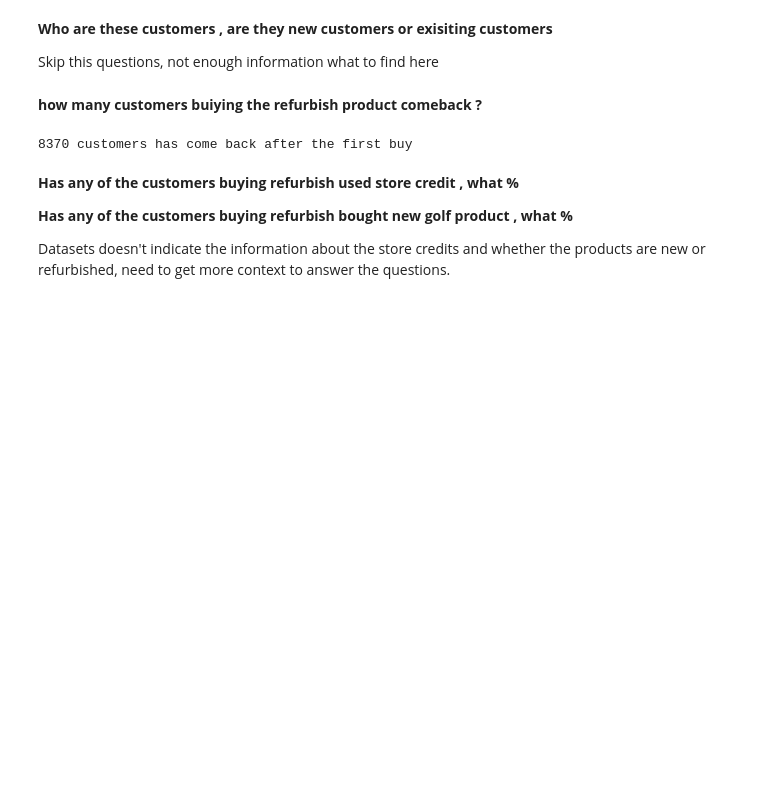
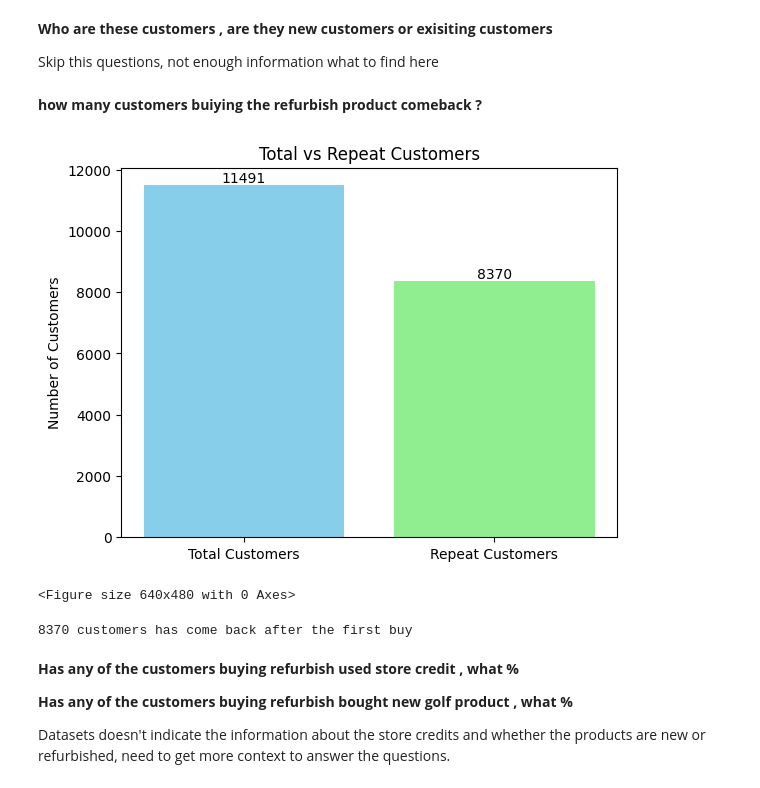
Before and after one commit to PavelZarankin/Cohora_task, a Jupyter notebook: Solutions.ipynb, the cells around one changed output. Drawn from its saved outputs; the diff is of its cells as text; code cells hidden in the pictures; blank space fills up the shorter version.

```diff
--- a/Solutions.ipynb
+++ b/Solutions.ipynb
@@ -544,13 +544,28 @@ Skip this questions, not enough information what to find here
 # %%
 customer_purchase_counts = df_purchases.groupby('customer_id').size()
 
 # Step 2: Identify repeat customers (more than 1 purchase)
 repeat_customers = customer_purchase_counts[customer_purchase_counts > 1].index
 
 # Step 3: Calculate the share of repeat customers
 total_customers = df_purchases['customer_id'].nunique()  # Total unique customers
 repeat_customer_count = len(repeat_customers)            # Count of repeat customers
-repeat_customer_share = (repeat_customer_count / total_customers)
+categories = ['Total Customers', 'Repeat Customers']
+counts = [total_customers, repeat_customer_count]
+plt.bar(categories, counts, color=['skyblue', 'lightgreen'])
+plt.ylabel('Number of Customers')
+plt.title('Total vs Repeat Customers')
+
+# Annotate the bar plot with values
+for i, count in enumerate(counts):
+    plt.text(i, count + 0.1, str(count), ha='center', va='bottom')
+
+# Display the plot
+plt.show()
+plt.savefig('repeat_customers.png', dpi=300, bbox_inches='tight')
+# %% [output]
+[figure, added]
+<Figure size 640x480 with 0 Axes>
 # %%
 print(f'{repeat_customer_count} customers has come back after the first buy.')
 # %% [output]
```
Also changed, not shown: parts of 6 cells of this notebook.
